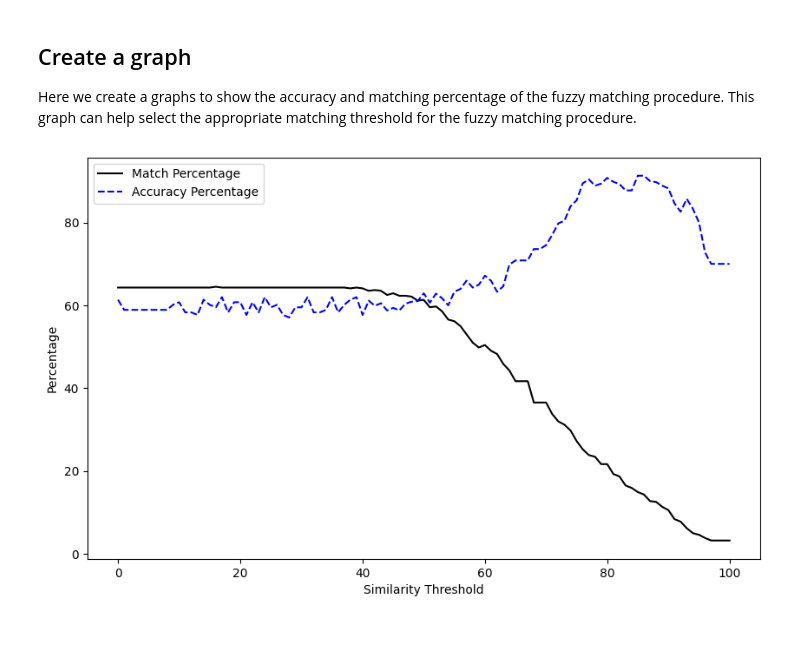
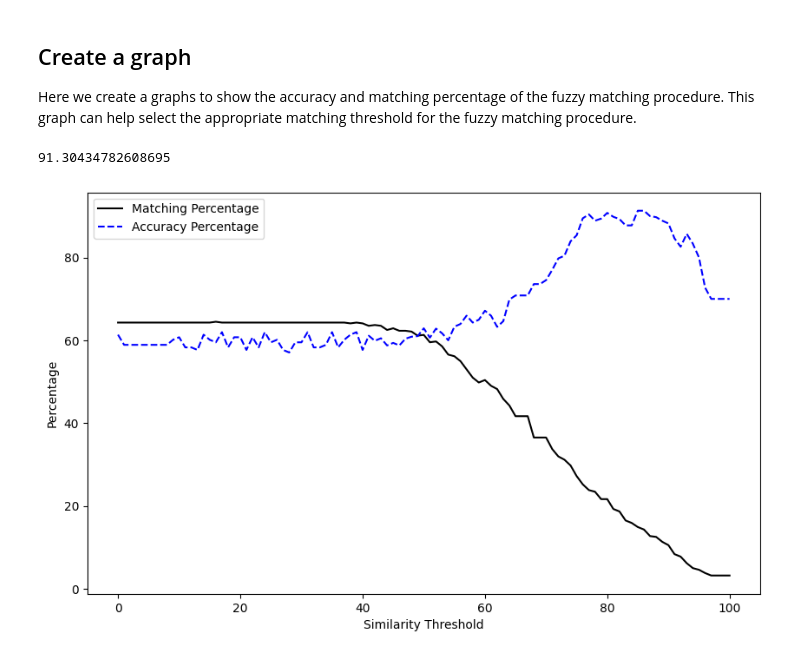
Before and after one commit to Yegberink/VOC_land_use, a Jupyter notebook: jupyter notebooks/matching_placenames.ipynb, the cells around one changed output. Saved outputs shown, nothing was run; the diff lists cells and outputs as text; code cells hidden in the pictures.

```diff
--- a/jupyter notebooks/matching_placenames.ipynb
+++ b/jupyter notebooks/matching_placenames.ipynb
@@ -657,25 +657,30 @@ done
 
 Here we create a graphs to show the accuracy and matching percentage of the fuzzy matching procedure. This graph can help select the appropriate matching threshold for the fuzzy matching procedure.
 # %%
+#Load data
+georeferencing_df = pd.read_csv("georeferencing_df.csv")
+
+print(georeferencing_df["accuracy"].max())
 # Plotting the results
 plt.figure(figsize=(10, 6))
 
 # Plot Match Percentage
-plt.plot(georeferencing_df['similarity_score'], georeferencing_df['match_percentage'], marker='', markersize=4, linestyle='-', color='black', label='Match Percentage')
+plt.plot(georeferencing_df['similarity_score'], georeferencing_df['match_percentage'], marker='', markersize=4, linestyle='-', color='black', label='Matching Percentage')
 
 # Plot Accuracy Percentage
 plt.plot(georeferencing_df['similarity_score'], georeferencing_df['accuracy'], marker='', markersize=3, linestyle='--', color='blue', label='Accuracy Percentage')
 
 # Add labels and grid
 plt.xlabel('Similarity Threshold')
 plt.ylabel('Percentage')
 plt.grid(False)
 plt.legend()
 
 # Save the plot
 plt.savefig('plot1.png')
 
 # Show the plot
 plt.show()
 # %% [output]
+91.30434782608695
-[figure, old version]
+[figure, new version]
```
Also changed, not shown: parts of 1 cell of this notebook, 5 other files.
